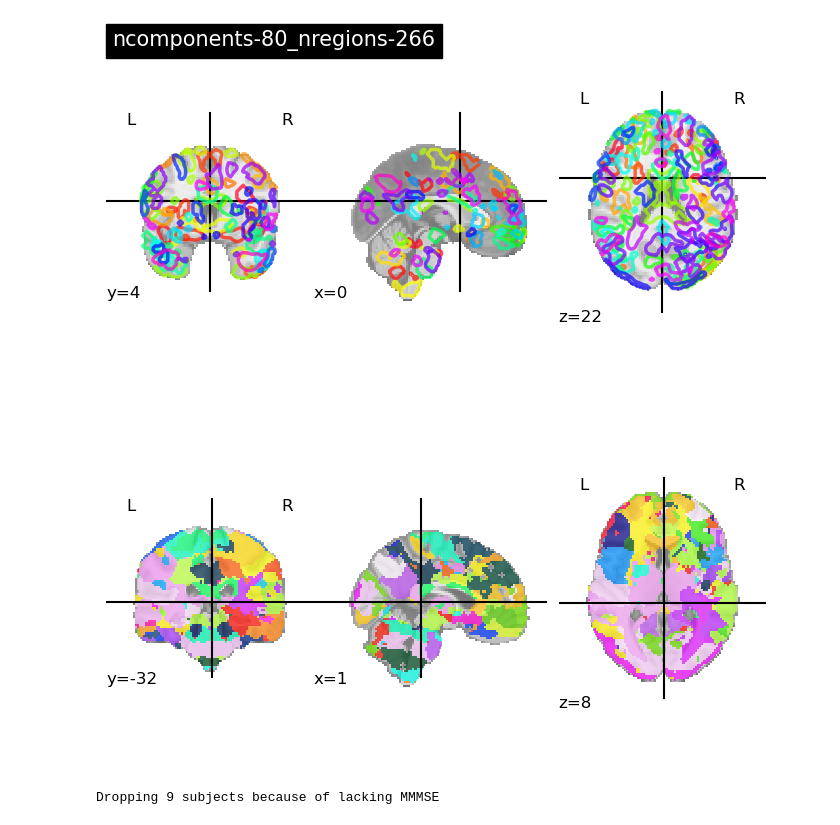
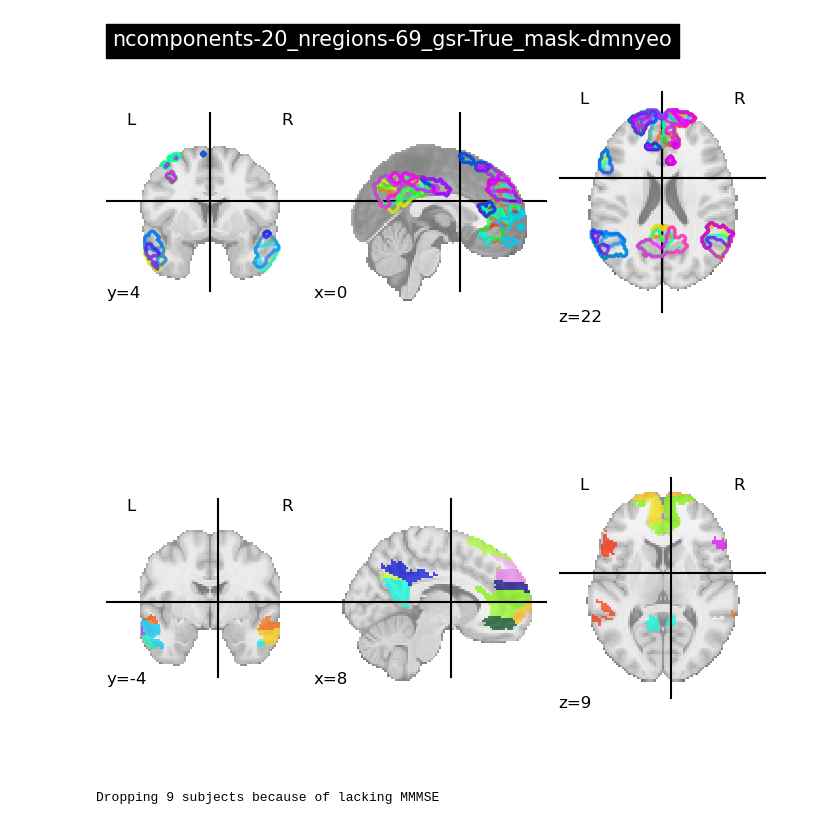
Before and after one commit to jonathan-legrand/cogpred, a Jupyter notebook: load_parcellations.ipynb, the cells around one changed output. Cells and saved outputs as stored; diff of their text form; code cells hidden in the pictures.

```diff
--- a/load_parcellations.ipynb
+++ b/load_parcellations.ipynb
@@ -10,12 +10,12 @@ config = get_config()
 # %%
 from neuroginius.atlas import Atlas, atlas_mapping
 
-i_path = Path(config["parcellations"]) / "ncomponents-80_nregions-266"
+i_path = Path(config["parcellations"]) / "ncomponents-20_nregions-69_gsr-True_mask-dmnyeo"
 atlas = Atlas.from_path(i_path)
 atlas.plot()
 plt.show()
 # %% [output]
-[figure, old version]
+[figure, new version]
 # %%
 source_maps = atlas.maps.get_fdata()
 n_regions = source_maps.shape[-1]
@@ -38,16 +38,16 @@ for i in range(shape[0]):
 # %%
 import nibabel as nib
 from nilearn.plotting import show, plot_roi
 
 new_maps = nib.nifti1.Nifti1Image(
     target_map,
     affine=atlas.maps.affine
 )
 nib.save(new_maps, i_path / "hard.nii.gz")
-plot_roi(new_maps)
+plot_roi(new_maps, cut_coords=(8, -4, 9))
 show()
 # %% [output]
-[figure, old version]
+[figure, new version]
 # %%
 from cogpred.loading import make_training_data
 
```
